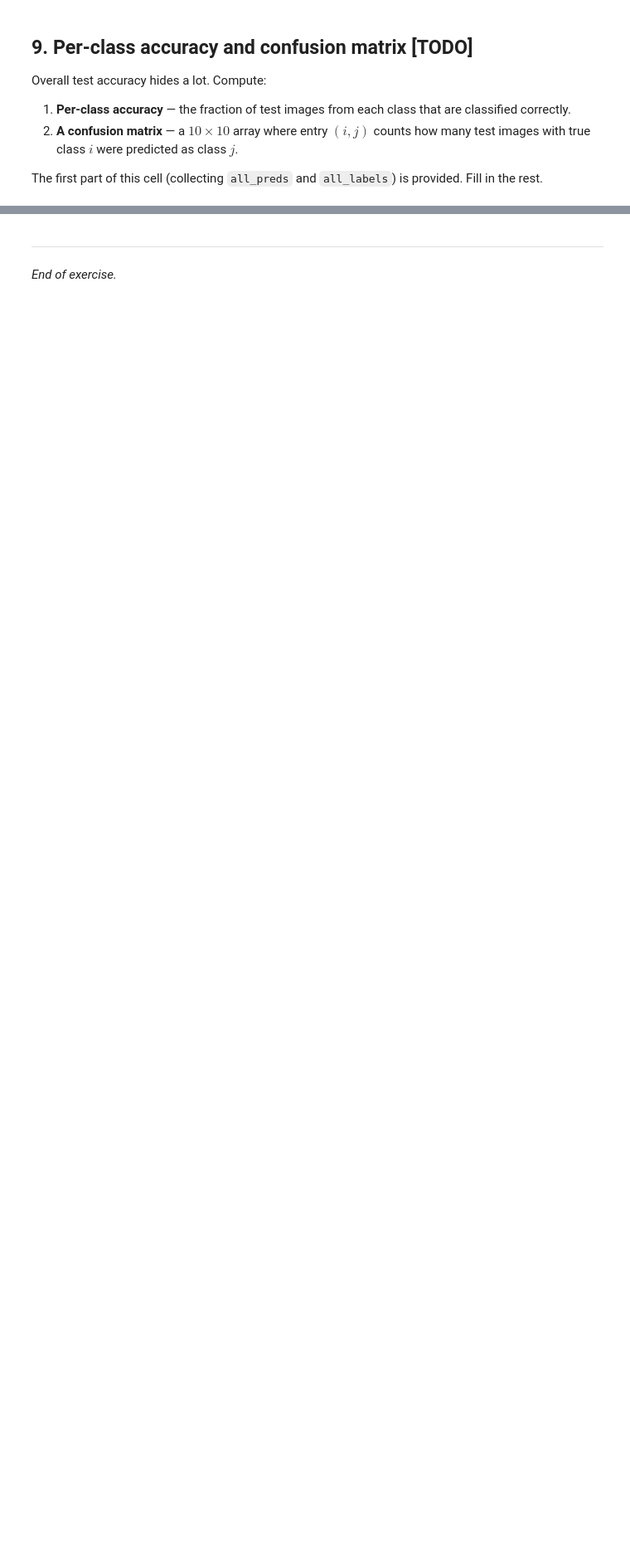
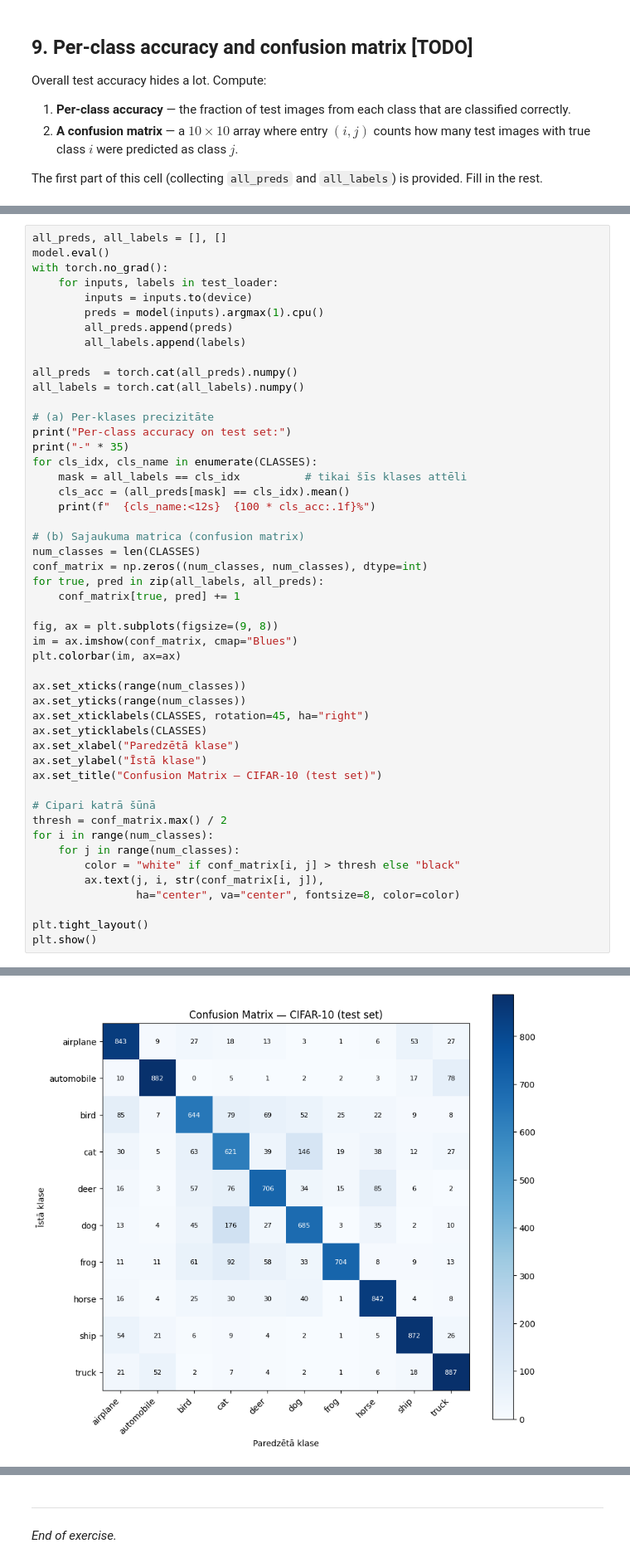
Before and after one commit to ugisrutinsRSU/RSU_Colab, a Jupyter notebook: 05_cifar10_cnn_.ipynb, the cells around one changed output, grey strips where cells are left out. Shown at 83% size. Cells and saved outputs as stored; diff of their text form; blank space fills up the shorter version.

Commit message:
Complete CIFAR-10 CNN exercise - all TODO cells filled, reflection answers added
Co-Authored-By: Claude Sonnet 4.6 <noreply@anthropic.com>

```diff
--- a/05_cifar10_cnn_.ipynb
+++ b/05_cifar10_cnn_.ipynb
@@ -269,0 +306,50 @@ all_labels = torch.cat(all_labels).numpy()
+# %%
+all_preds, all_labels = [], []
+model.eval()
+with torch.no_grad():
+    for inputs, labels in test_loader:
+        inputs = inputs.to(device)
+        preds = model(inputs).argmax(1).cpu()
+        all_preds.append(preds)
+        all_labels.append(labels)
+
+all_preds  = torch.cat(all_preds).numpy()
+all_labels = torch.cat(all_labels).numpy()
+
+# (a) Per-klases precizitāte
+print("Per-class accuracy on test set:")
+print("-" * 35)
+for cls_idx, cls_name in enumerate(CLASSES):
+    mask = all_labels == cls_idx          # tikai šīs klases attēli
+    cls_acc = (all_preds[mask] == cls_idx).mean()
+    print(f"  {cls_name:<12s}  {100 * cls_acc:.1f}%")
+
+# (b) Sajaukuma matrica (confusion matrix)
+num_classes = len(CLASSES)
+conf_matrix = np.zeros((num_classes, num_classes), dtype=int)
+for true, pred in zip(all_labels, all_preds):
+    conf_matrix[true, pred] += 1
+
+fig, ax = plt.subplots(figsize=(9, 8))
+im = ax.imshow(conf_matrix, cmap="Blues")
+plt.colorbar(im, ax=ax)
+
+ax.set_xticks(range(num_classes))
+ax.set_yticks(range(num_classes))
+ax.set_xticklabels(CLASSES, rotation=45, ha="right")
+ax.set_yticklabels(CLASSES)
+ax.set_xlabel("Paredzētā klase")
+ax.set_ylabel("Īstā klase")
+ax.set_title("Confusion Matrix — CIFAR-10 (test set)")
+
+# Cipari katrā šūnā
+thresh = conf_matrix.max() / 2
+for i in range(num_classes):
+    for j in range(num_classes):
+        color = "white" if conf_matrix[i, j] > thresh else "black"
+        ax.text(j, i, str(conf_matrix[i, j]),
+                ha="center", va="center", fontsize=8, color=color)
+
+plt.tight_layout()
+plt.show()
+# %% [output]
@@ -270,3 +368,4 @@ all_labels = torch.cat(all_labels).numpy()
+[figure, added]
 # %% [markdown]
 ## 10. Reflection questions
 
```
Also changed, not shown: parts of 10 cells of this notebook.
